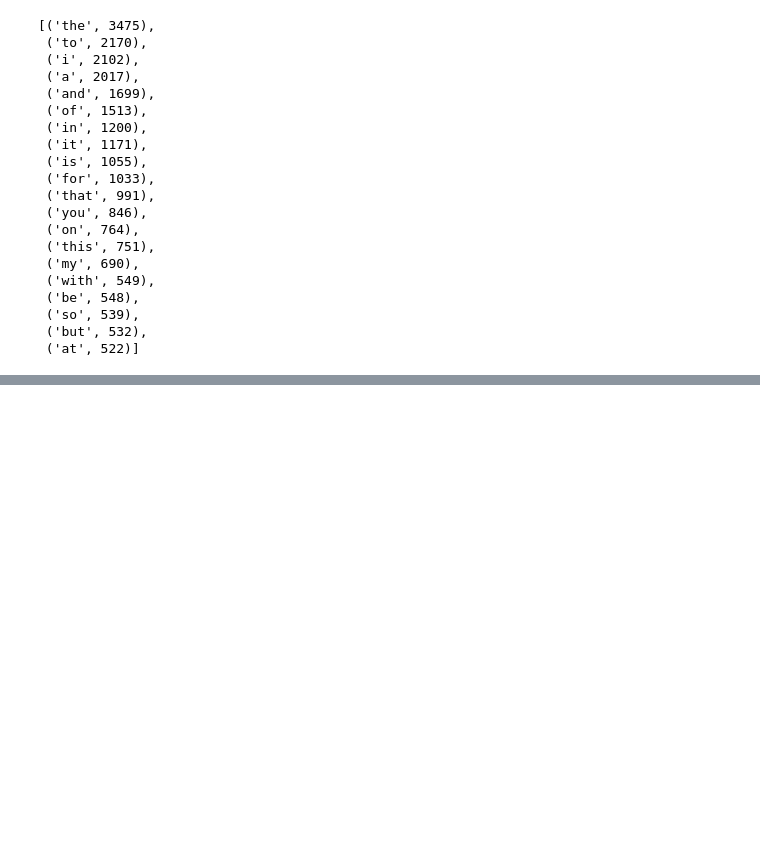
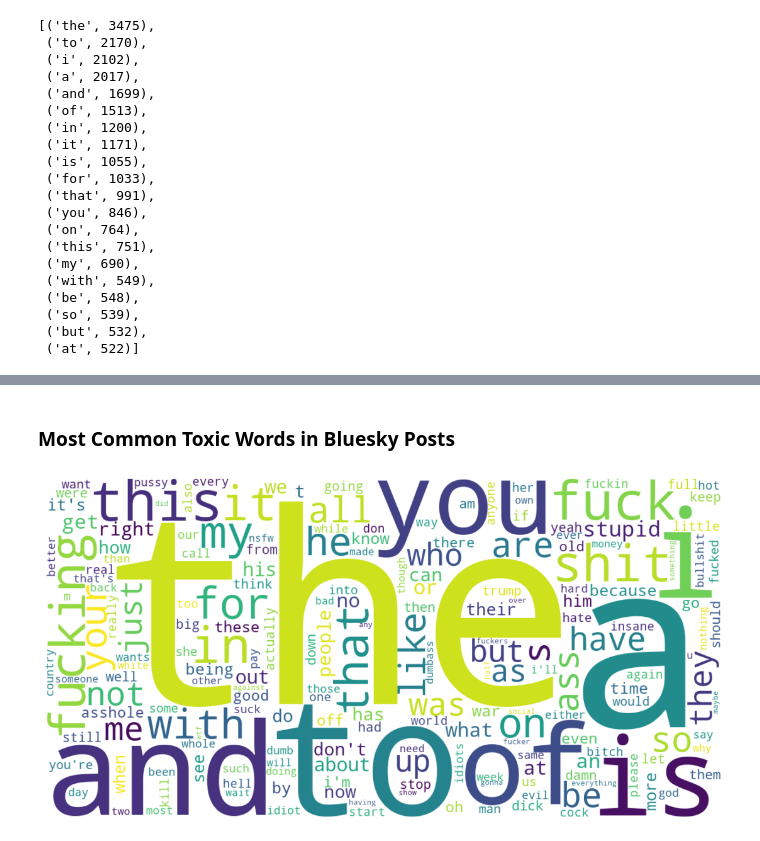
Before and after one commit to pnr3kr/bluesky_toxicity, a Jupyter notebook: scripts/toxicity_analysis.ipynb, the cells around one changed output, grey strips where cells are left out. Saved outputs shown, nothing was run; the diff lists cells and outputs as text; code cells hidden in the pictures; blank space fills up the shorter version.

```diff
--- a/scripts/toxicity_analysis.ipynb
+++ b/scripts/toxicity_analysis.ipynb
@@ -357,0 +360,31 @@ plt.show()
+# %% [markdown]
+### Most Common Toxic Words in Bluesky Posts
+# %%
+from wordcloud import WordCloud
+import matplotlib.pyplot as plt
+import re
+import os
+from collections import Counter
+
+# Convert counter to a frequency dictionary
+freqs = dict(counter)
+
+# Word cloud configuration
+wc = WordCloud(
+    width=1200,
+    height=600,
+    background_color="white",
+    max_words=200,
+    colormap="viridis"
+).generate_from_frequencies(freqs)
+
+plt.figure(figsize=(14, 7))
+plt.imshow(wc, interpolation="bilinear")
+plt.axis("off")
+
+save_path = os.path.join(save_dir, "most_common_toxic_words.png")
+plt.savefig(save_path, dpi=300, bbox_inches="tight")
+
+plt.show()
+# %% [output]
+[figure, added]
```
Also changed, not shown: parts of 9 cells of this notebook, 9 other files.
